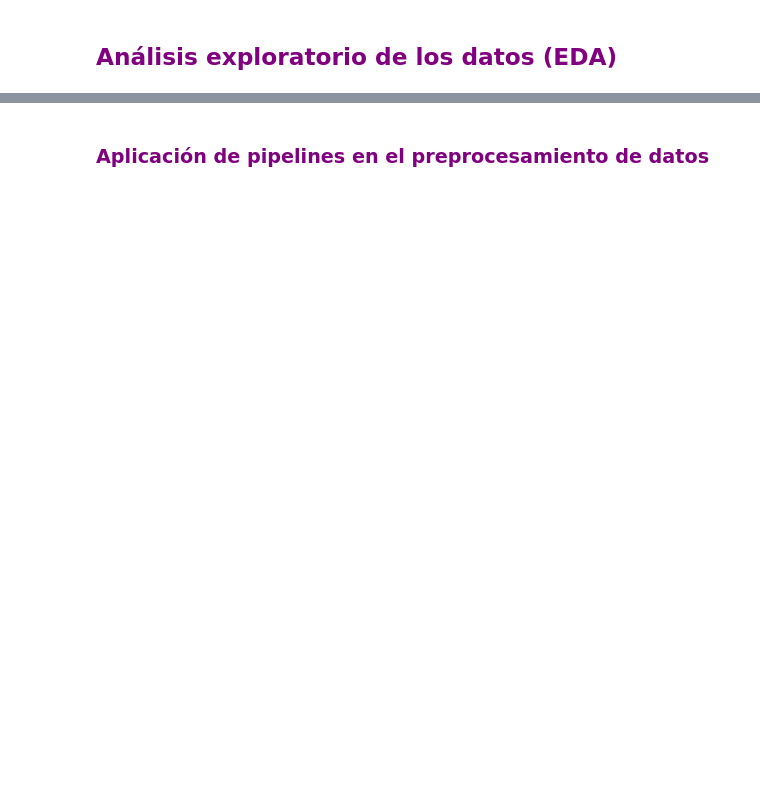
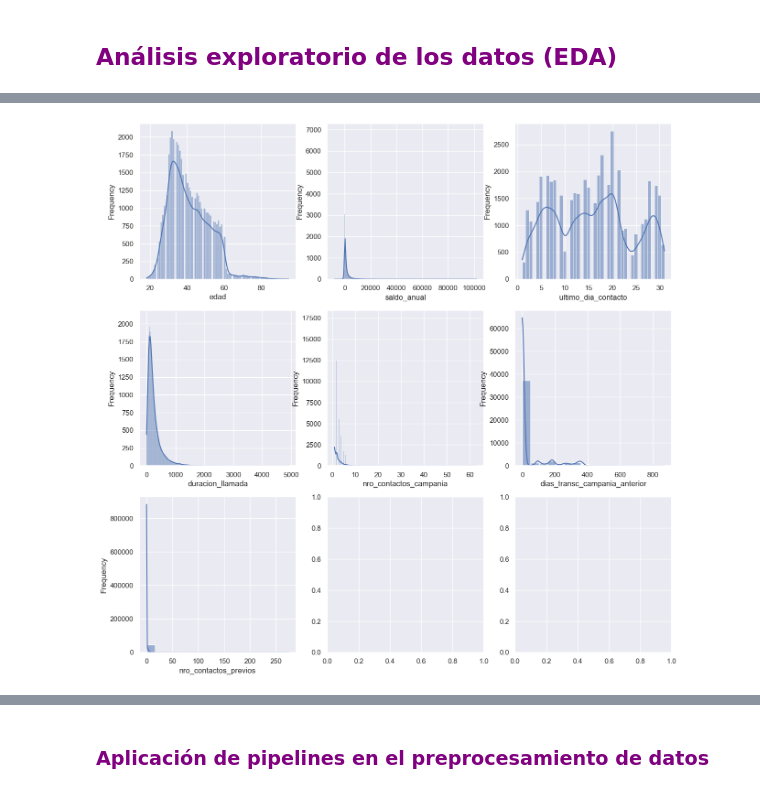
Before and after one commit to Ael-Dev/projects-of-data-science-applied-to-business, a Jupyter notebook: Marketing/bank_marketing_client_subscription.ipynb, the cells around one changed output, grey strips where cells are left out. Saved outputs shown, nothing was run; the diff lists cells and outputs as text; code cells hidden in the pictures; blank space fills up the shorter version.

```diff
--- a/Marketing/bank_marketing_client_subscription.ipynb
+++ b/Marketing/bank_marketing_client_subscription.ipynb
@@ -56,0 +249,13 @@ Los datos están relacionados con campañas de marketing directo de una entidad
+# %%
+# Plot histograms for numerical columns using Seaborn
+num_rows = (len(columnas_numericas) + 2) // 3
+fig, axs = plt.subplots(nrows=num_rows, ncols=3, figsize=(15, 5*num_rows))
+
+for i, column in enumerate(columnas_numericas):
+    sns.histplot(data=df, x=column, kde=True, ax=axs[i//3, i%3])
+    axs[i//3, i%3].set_xlabel(column)
+    axs[i//3, i%3].set_ylabel('Frequency')
+
+plt.show()
+# %% [output]
+[figure, added]
```
Also changed, not shown: parts of 81 cells of this notebook.
